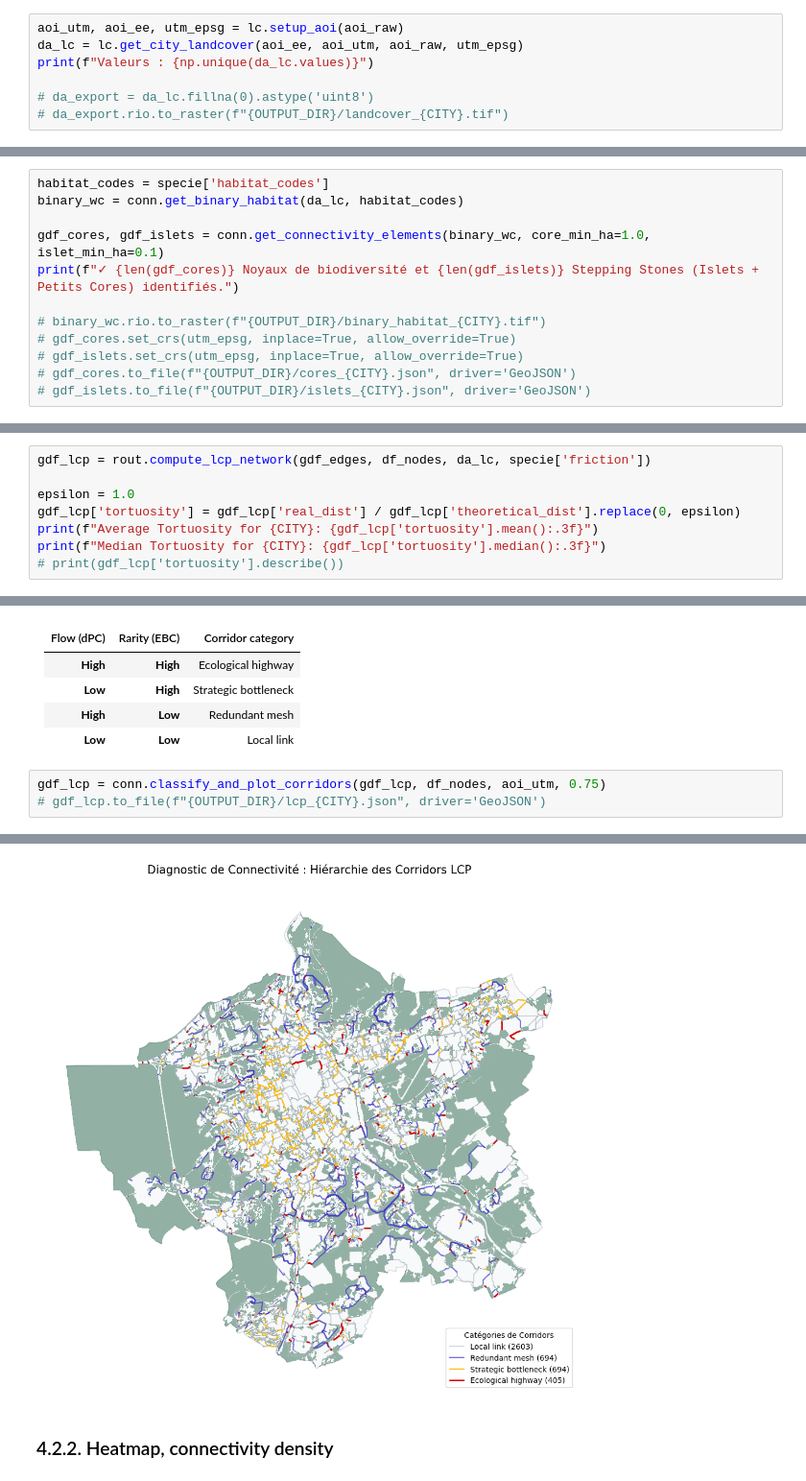
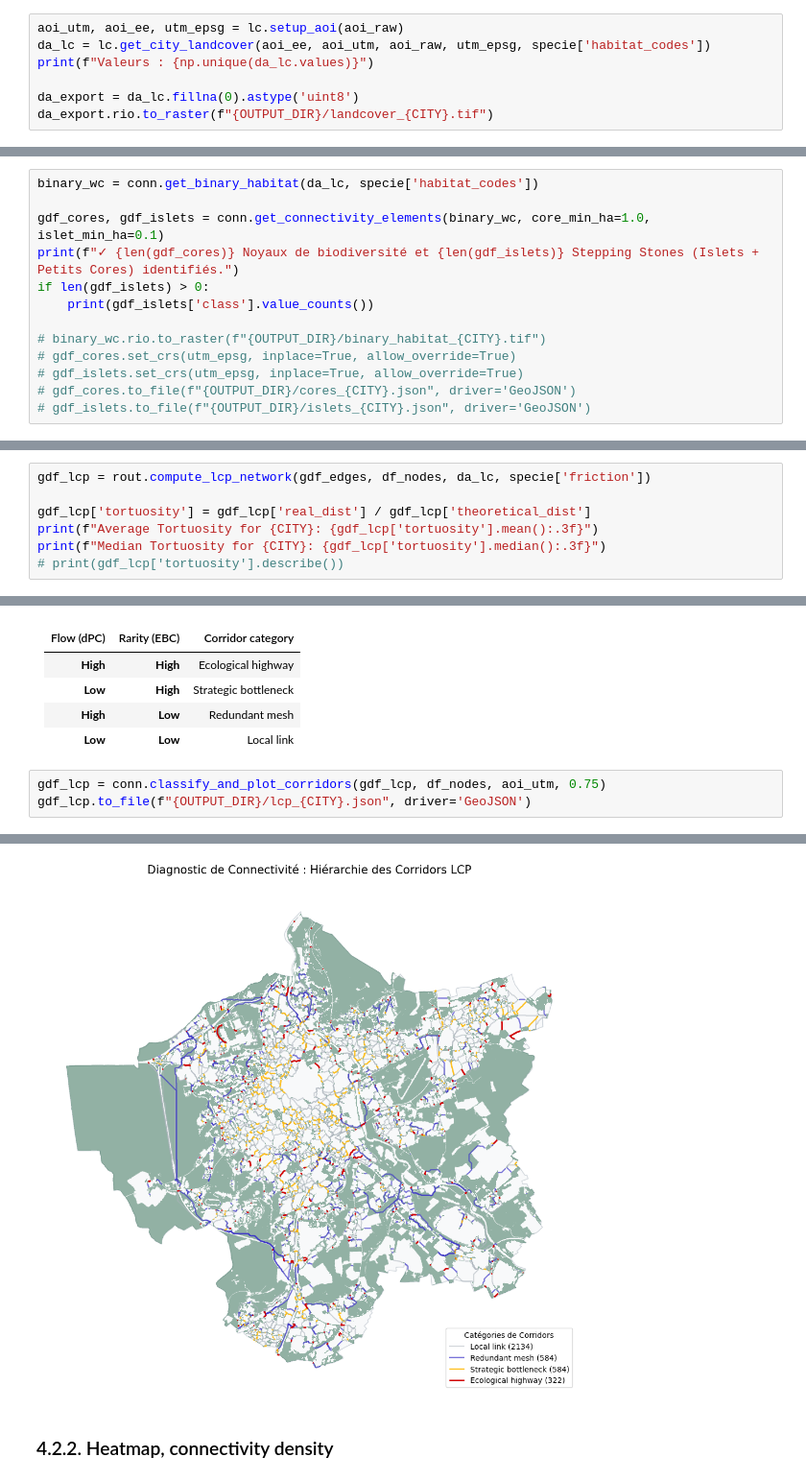
Before and after one commit to marion-billy/urbiverde_ivb, a Jupyter notebook: corridor_project/nancy_prod.ipynb, the cells around one changed output, grey strips where cells are left out. Shown at 96% size. Saved outputs shown, nothing was run; the diff lists cells and outputs as text.

```diff
--- a/corridor_project/nancy_prod.ipynb
+++ b/corridor_project/nancy_prod.ipynb
@@ -56,9 +59,9 @@ SyntaxError: '(' was never closed (routing.py, line 122)
 Landcover raster combining ESA WorldCover and OSM Highways
 # %%
 aoi_utm, aoi_ee, utm_epsg = lc.setup_aoi(aoi_raw)
-da_lc = lc.get_city_landcover(aoi_ee, aoi_utm, aoi_raw, utm_epsg)
+da_lc = lc.get_city_landcover(aoi_ee, aoi_utm, aoi_raw, utm_epsg, specie['habitat_codes'])
 print(f"Valeurs : {np.unique(da_lc.values)}")
 
-# da_export = da_lc.fillna(0).astype('uint8')
-# da_export.rio.to_raster(f"{OUTPUT_DIR}/landcover_{CITY}.tif")
+da_export = da_lc.fillna(0).astype('uint8')
+da_export.rio.to_raster(f"{OUTPUT_DIR}/landcover_{CITY}.tif")
 # %% [output]
@@ -68,11 +71,12 @@ Valeurs : [10. 30. 40. 50. 51. 52. 60. 80. 90. nan]
 # %% [markdown]
 Identifies morphological connectivity elements (nodes and stepping stones) based on species preferences
 # %%
-habitat_codes = specie['habitat_codes']
-binary_wc = conn.get_binary_habitat(da_lc, habitat_codes)
+binary_wc = conn.get_binary_habitat(da_lc, specie['habitat_codes'])
 
 gdf_cores, gdf_islets = conn.get_connectivity_elements(binary_wc, core_min_ha=1.0, islet_min_ha=0.1)
 print(f"✓ {len(gdf_cores)} Noyaux de biodiversité et {len(gdf_islets)} Stepping Stones (Islets + Petits Cores) identifiés.")
+if len(gdf_islets) > 0:
+    print(gdf_islets['class'].value_counts())
 
 # binary_wc.rio.to_raster(f"{OUTPUT_DIR}/binary_habitat_{CITY}.tif")
 # gdf_cores.set_crs(utm_epsg, inplace=True, allow_override=True)
@@ -134,8 +134,7 @@ From euclidean distance to real-world distance that accounts for landscape frict
 # %%
 gdf_lcp = rout.compute_lcp_network(gdf_edges, df_nodes, da_lc, specie['friction'])
 
-epsilon = 1.0
-gdf_lcp['tortuosity'] = gdf_lcp['real_dist'] / gdf_lcp['theoretical_dist'].replace(0, epsilon)
+gdf_lcp['tortuosity'] = gdf_lcp['real_dist'] / gdf_lcp['theoretical_dist']
 print(f"Average Tortuosity for {CITY}: {gdf_lcp['tortuosity'].mean():.3f}")
 print(f"Median Tortuosity for {CITY}: {gdf_lcp['tortuosity'].median():.3f}")
 # print(gdf_lcp['tortuosity'].describe())
@@ -178,5 +178,5 @@ gdf_lcp = conn.calculate_edge_betweenness(gdf_lcp, G_lcp)
 | **Low** | **Low** | Local link |
 # %%
 gdf_lcp = conn.classify_and_plot_corridors(gdf_lcp, df_nodes, aoi_utm, 0.75)
-# gdf_lcp.to_file(f"{OUTPUT_DIR}/lcp_{CITY}.json", driver='GeoJSON')
+gdf_lcp.to_file(f"{OUTPUT_DIR}/lcp_{CITY}.json", driver='GeoJSON')
 # %% [output]
@@ -183,4 +184,4 @@ gdf_lcp = conn.classify_and_plot_corridors(gdf_lcp, df_nodes, aoi_utm, 0.75)
-[figure, old version]
+[figure, new version]
 # %% [markdown]
 ### 4.2.2. Heatmap, connectivity density
 # %%
```
Also changed, not shown: parts of 15 cells of this notebook.
